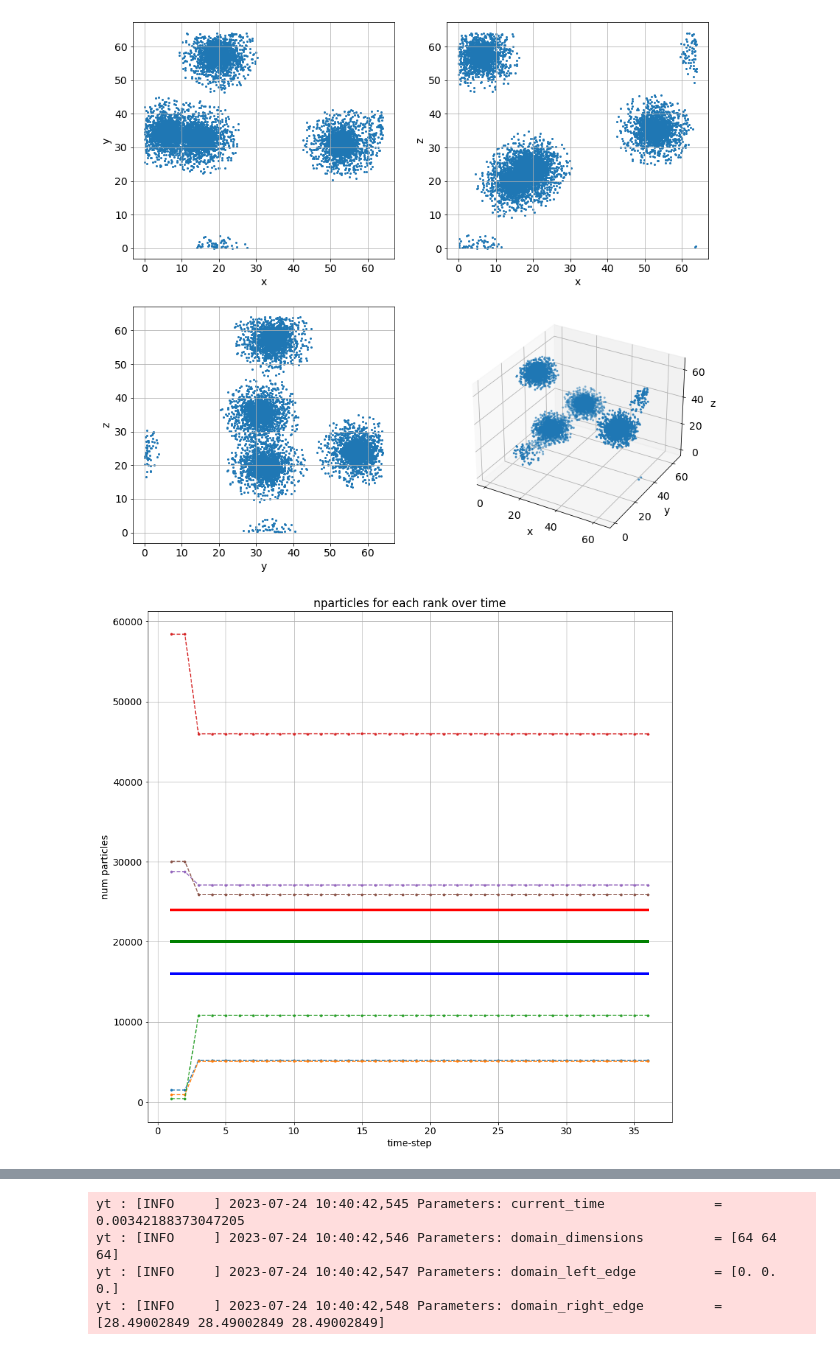
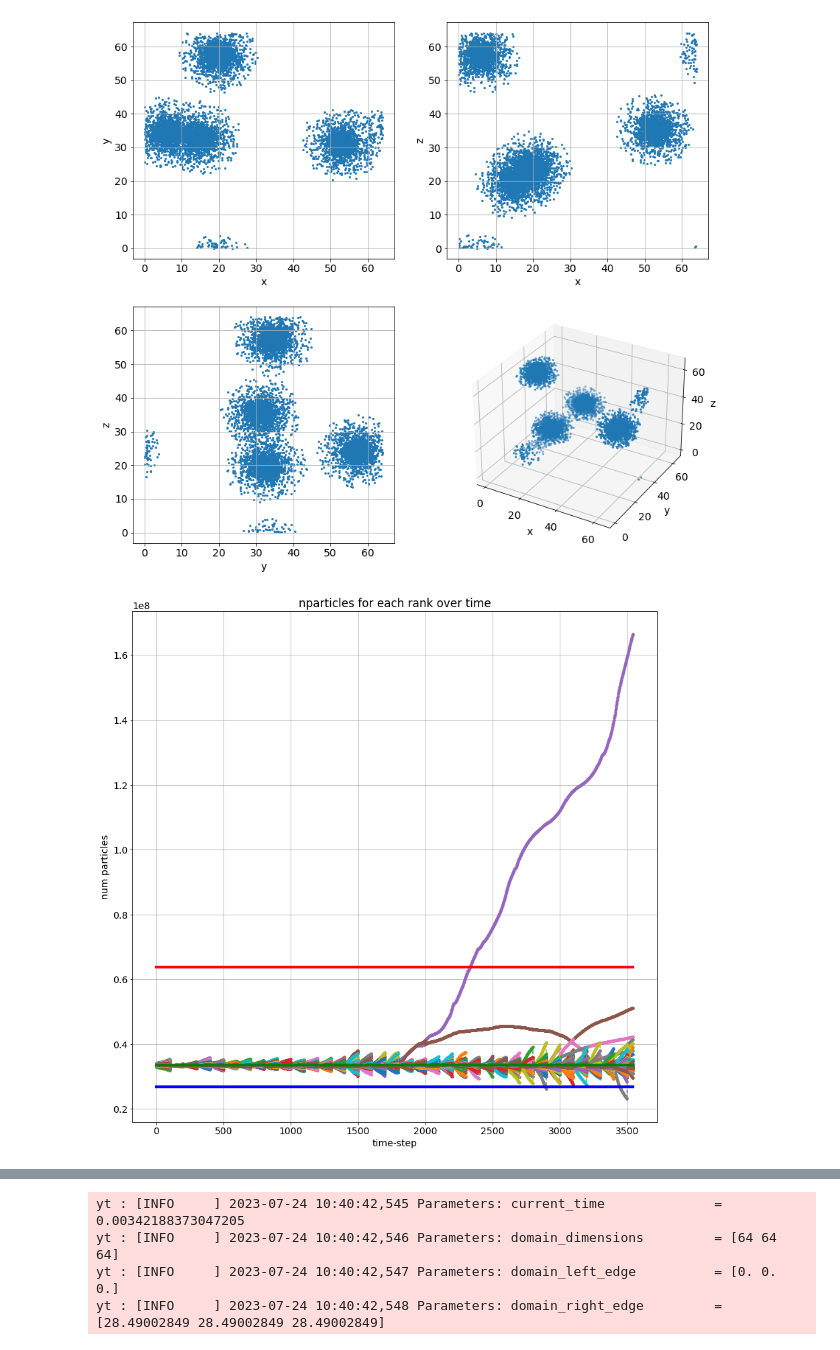
Before and after one commit to xjka/LoadBalancing, a Jupyter notebook: notebook.ipynb, the cells around one changed output, grey strips where cells are left out. Saved outputs shown, nothing was run; the diff lists cells and outputs as text; code cells hidden in the pictures.

```diff
--- a/notebook.ipynb
+++ b/notebook.ipynb
@@ -86,8 +86,6 @@ def plot_rank_loads(filename='Nyx/Exec/LoadBalancingTests/rank_loads', idx=0,ovr
 
     return loads,fig
 # %%
-#filename="rank_loads_dual_gridTest"
-filename="runtest/rand_init/rank_loads_dual_grid"
-_,_= plot_rank_loads(filename=filename, ovr=1.2)
+_,_= plot_rank_loads(filename='rank_loads2048', ovr=1.9)
 # %% [output]
-[figure, old version]
+[figure, new version]
```
Also changed, not shown: parts of 1 cell of this notebook, 6 other files.
